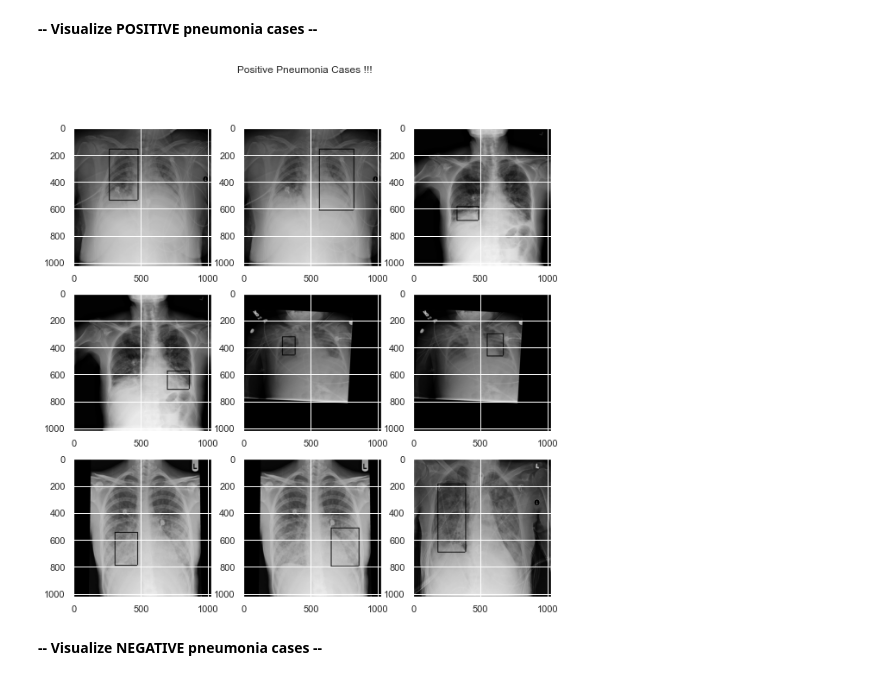
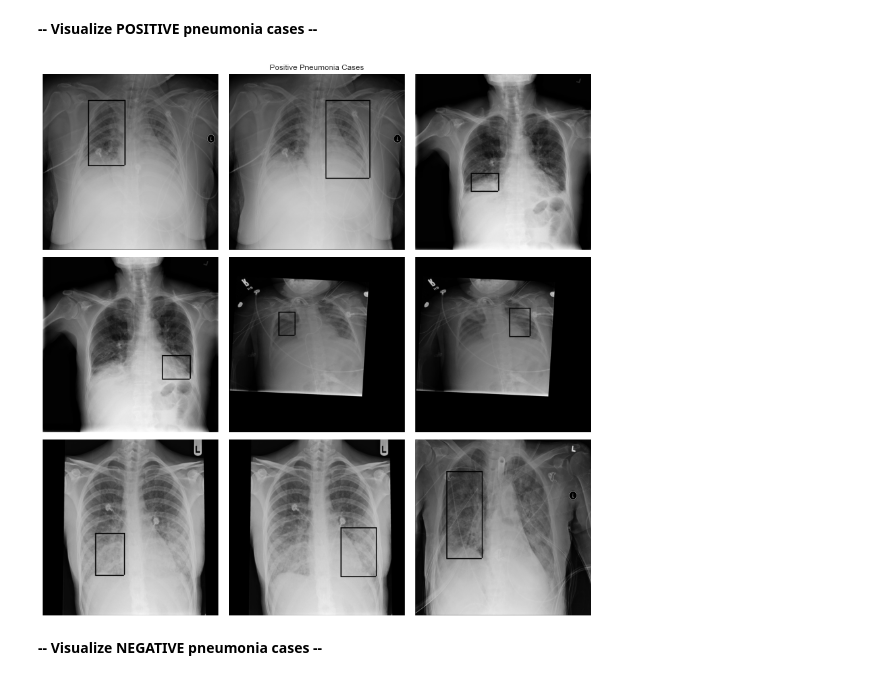
Before and after one commit to singhalgagan1/GreatLearningCapstoneProject, a Jupyter notebook: Practice/Karthik/Capstone_PneumoniaDetection_KarthikSanthanam.ipynb, the cells around one changed output. Cells and saved outputs as stored; diff of their text form; code cells hidden in the pictures.

Commit message:
Visualization with little more changes

```diff
--- a/Practice/Karthik/Capstone_PneumoniaDetection_KarthikSanthanam.ipynb
+++ b/Practice/Karthik/Capstone_PneumoniaDetection_KarthikSanthanam.ipynb
@@ -429,15 +429,17 @@ def processImage(row, isPos):
 # %%
 # Draw sample images in 3x3 matrix
 plotIndex = 330
-plt.figure(figsize=(10,10))
-plt.suptitle('Positive Pneumonia Cases !!!')
+plt.figure(figsize=(12,12))
+plt.suptitle('Positive Pneumonia Cases')
 
 for index, row in pos_df[0:9].iterrows():
     plotIndex = plotIndex + 1
     plt.subplot(plotIndex)
+    plt.axis('off')
     plt.imshow(processImage(row, 1), cmap=plt.cm.gist_gray)
+plt.tight_layout()
 # %% [output]
-[figure, old version]
+[figure, new version]
 # %% [markdown]
 **-- Visualize NEGATIVE pneumonia cases --**
 # %%
```
Also changed, not shown: parts of 1 cell of this notebook.
